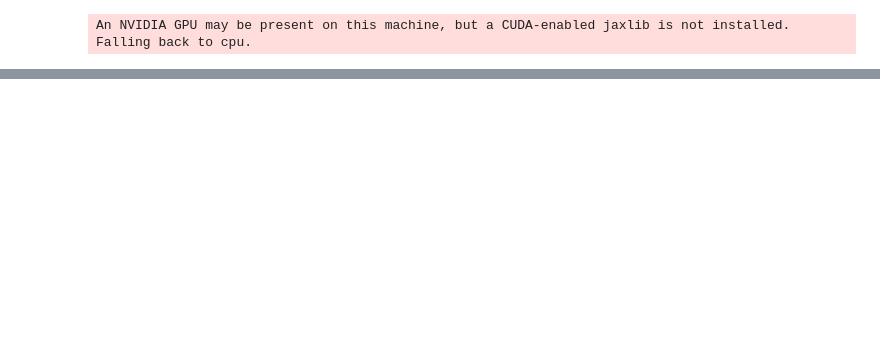
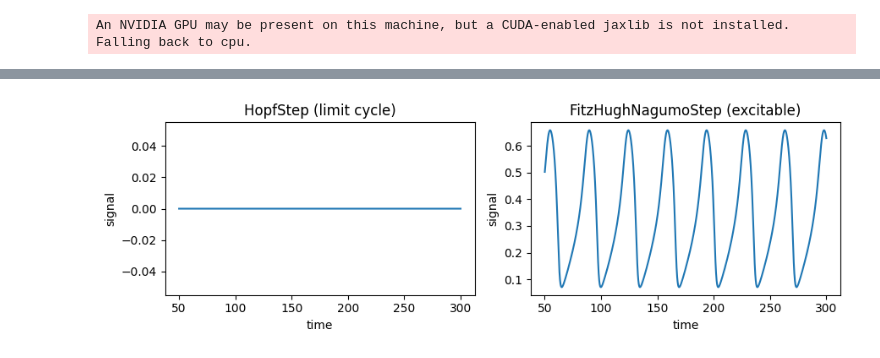
Before and after one commit to chaobrain/brainmass, a Jupyter notebook: docs/howto/choose_a_model.ipynb, the cells around one changed output, grey strips where cells are left out. Drawn from its saved outputs; the diff is of its cells as text; code cells hidden in the pictures; blank space fills up the shorter version.

```diff
--- a/docs/howto/choose_a_model.ipynb
+++ b/docs/howto/choose_a_model.ipynb
@@ -356,0 +169,19 @@ See corresponding tutorials for details.
+# %%
+hopf = brainmass.HopfStep(in_size=1, a=0.25, w=0.3)
+fhn = brainmass.FitzHughNagumoStep(in_size=1)
+
+r_hopf = brainmass.Simulator(hopf, dt=0.1 * u.ms).run(
+    300 * u.ms, monitors=['x'], transient=50 * u.ms)
+r_fhn = brainmass.Simulator(fhn, dt=0.1 * u.ms).run(
+    300 * u.ms, monitors=['V'], transient=50 * u.ms,
+    inputs=lambda i, t: 0.8)  # constant drive into the excitable regime
+
+fig, axes = plt.subplots(1, 2, figsize=(9, 3))
+brainmass.viz.plot_timeseries(r_hopf['x'], ts=r_hopf['ts'], ax=axes[0])
+axes[0].set_title('HopfStep (limit cycle)')
+brainmass.viz.plot_timeseries(r_fhn['V'], ts=r_fhn['ts'], ax=axes[1])
+axes[1].set_title('FitzHughNagumoStep (excitable)')
+fig.tight_layout()
+plt.show()
+# %% [output]
+[figure, added]
```
Also changed, not shown: parts of 28 cells of this notebook, 7 other files.
